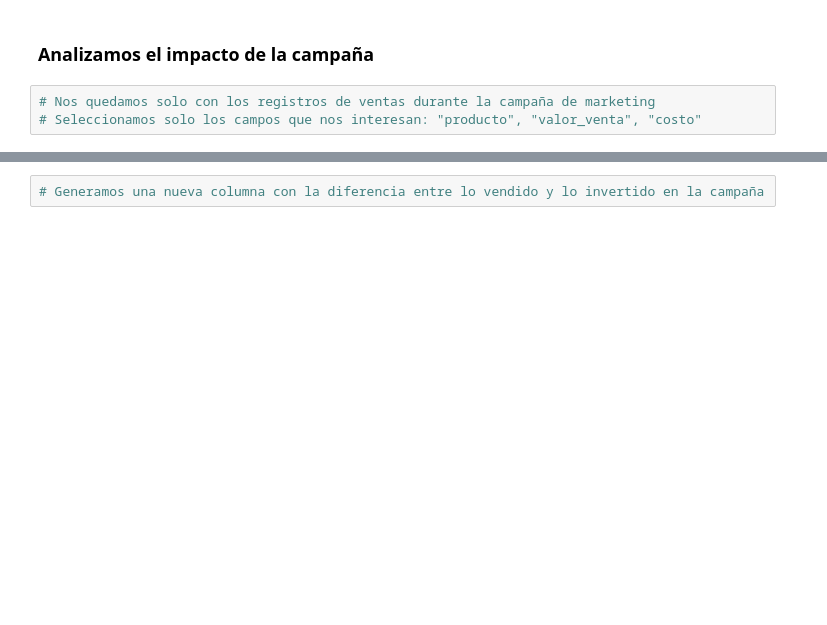
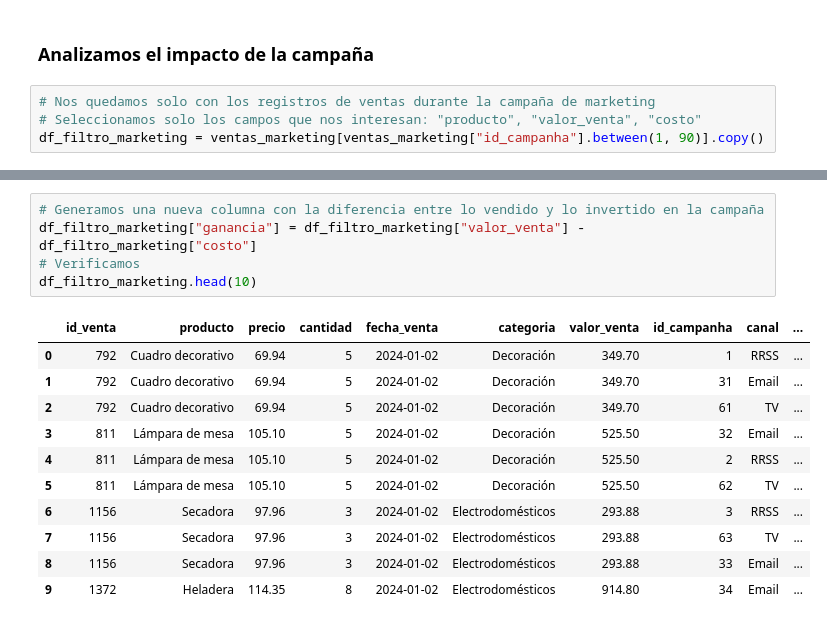
Before and after one commit to CppR-Repo/TT-2C2025-Data-Analitycs-Notebooks, a Jupyter notebook: PreEntrega/MiPre-entrega/Pre-entrega.ipynb, the cells around one changed output, grey strips where cells are left out. Cells and saved outputs as stored; diff of their text form; blank space fills up the shorter version.

```diff
--- a/PreEntrega/MiPre-entrega/Pre-entrega.ipynb
+++ b/PreEntrega/MiPre-entrega/Pre-entrega.ipynb
@@ -293,6 +637,7 @@ ventas_marketing.head()
 # %%
 # Nos quedamos solo con los registros de ventas durante la campaña de marketing
 # Seleccionamos solo los campos que nos interesan: "producto", "valor_venta", "costo"
+df_filtro_marketing = ventas_marketing[ventas_marketing["id_campanha"].between(1, 90)].copy()
 # %%
 # Agrupamos por producto y hacemos una agregación por "valor de venta" y "costo"
 ventas_marketing.groupby("categoria")[["valor_venta","costo"]].sum()
@@ -299,2 +650,17 @@ ventas_marketing.groupby("categoria")[["valor_venta","costo"]].sum()
 # %%
 # Generamos una nueva columna con la diferencia entre lo vendido y lo invertido en la campaña
+df_filtro_marketing["ganancia"] = df_filtro_marketing["valor_venta"] - df_filtro_marketing["costo"]
+# Verificamos
+df_filtro_marketing.head(10)
+# %% [output]
+|  | id_venta | producto | precio | cantidad | fecha_venta | categoria | valor_venta | id_campanha | canal | ... |
+| 0 | 792 | Cuadro decorativo | 69.94 | 5 | 2024-01-02 | Decoración | 349.70 | 1 | RRSS | ... |
+| 1 | 792 | Cuadro decorativo | 69.94 | 5 | 2024-01-02 | Decoración | 349.70 | 31 | Email | ... |
+| 2 | 792 | Cuadro decorativo | 69.94 | 5 | 2024-01-02 | Decoración | 349.70 | 61 | TV | ... |
+| 3 | 811 | Lámpara de mesa | 105.10 | 5 | 2024-01-02 | Decoración | 525.50 | 32 | Email | ... |
+| 4 | 811 | Lámpara de mesa | 105.10 | 5 | 2024-01-02 | Decoración | 525.50 | 2 | RRSS | ... |
+| 5 | 811 | Lámpara de mesa | 105.10 | 5 | 2024-01-02 | Decoración | 525.50 | 62 | TV | ... |
+| 6 | 1156 | Secadora | 97.96 | 3 | 2024-01-02 | Electrodomésticos | 293.88 | 3 | RRSS | ... |
+| 7 | 1156 | Secadora | 97.96 | 3 | 2024-01-02 | Electrodomésticos | 293.88 | 63 | TV | ... |
+| 8 | 1156 | Secadora | 97.96 | 3 | 2024-01-02 | Electrodomésticos | 293.88 | 33 | Email | ... |
+| 9 | 1372 | Heladera | 114.35 | 8 | 2024-01-02 | Electrodomésticos | 914.80 | 34 | Email | ... |
```
Also changed, not shown: parts of 46 cells of this notebook.
